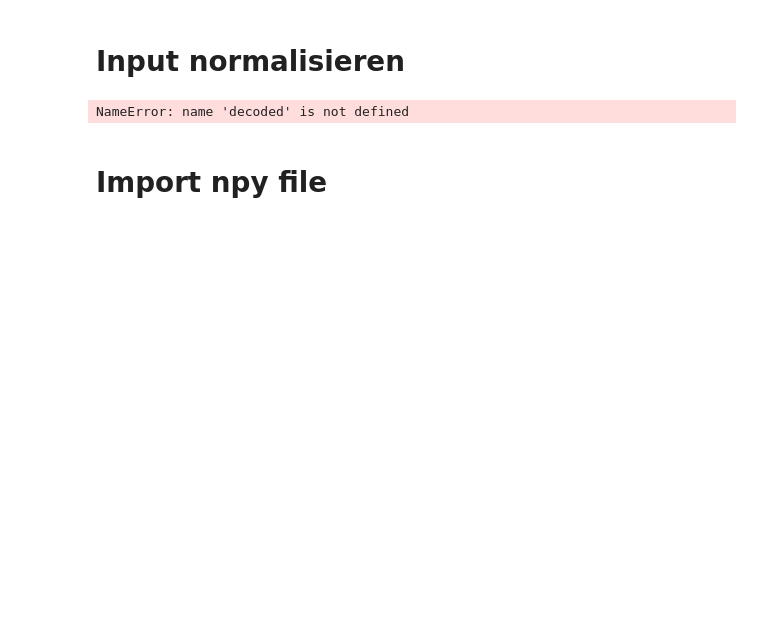
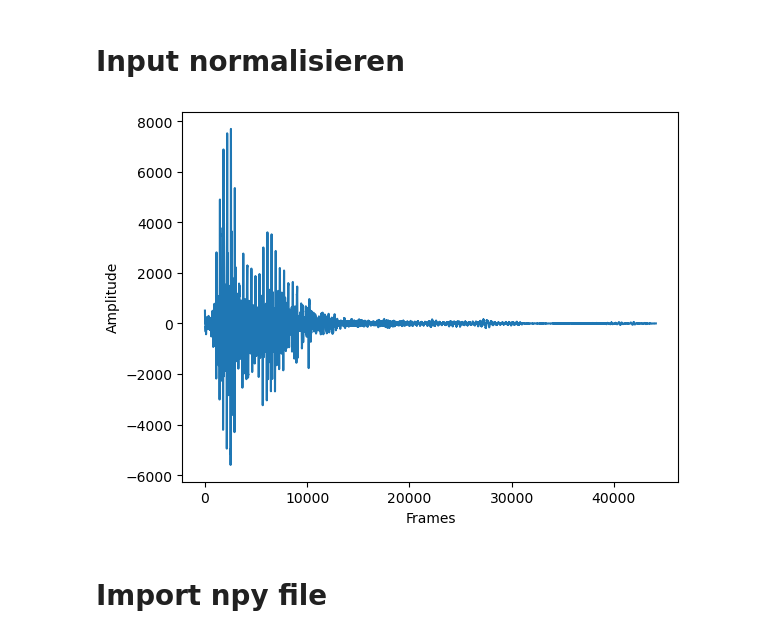
Before and after one commit to hannesbrugger/Signale-und-Systeme, a Jupyter notebook: Versuch4/versuch4.ipynb, the cells around one changed output. Cells and saved outputs as stored; diff of their text form; code cells hidden in the pictures; blank space fills up the shorter version.

```diff
--- a/Versuch4/versuch4.ipynb
+++ b/Versuch4/versuch4.ipynb
@@ -32,20 +34,20 @@ ImportError: dlopen(/Users/hannesbrugger/opt/anaconda3/lib/python3.9/site-packag
 # %% [markdown]
 # Input normalisieren
 # %%
-for i, v in enumerate(decoded):
-    if v > 500:
-        decoded = decoded[i:]
-        break
-if len(decoded) > SAMPLEFREQ:
-    decoded = decoded[:SAMPLEFREQ]
-while len(decoded) < SAMPLEFREQ:
-    np.append(decoded, 0)
+def normInput(decoded):
+    for i, v in enumerate(decoded):
+        if v > 500:
+            decoded = decoded[i:]
+            break
+    if len(decoded) > SAMPLEFREQ:
+        decoded = decoded[:SAMPLEFREQ]
+    while len(decoded) < SAMPLEFREQ:
+        np.append(decoded, 0)
+    return decoded
 
-plt.plot(decoded)
+plt.plot(normInput(data))
 plt.ylabel("Amplitude")
 plt.xlabel("Frames")
 plt.show()
-
-np.save("Jonas1", decoded)
 # %% [output]
-NameError: name 'decoded' is not defined
+[figure, added]
```
Also changed, not shown: parts of 11 cells of this notebook, 4 other files.
